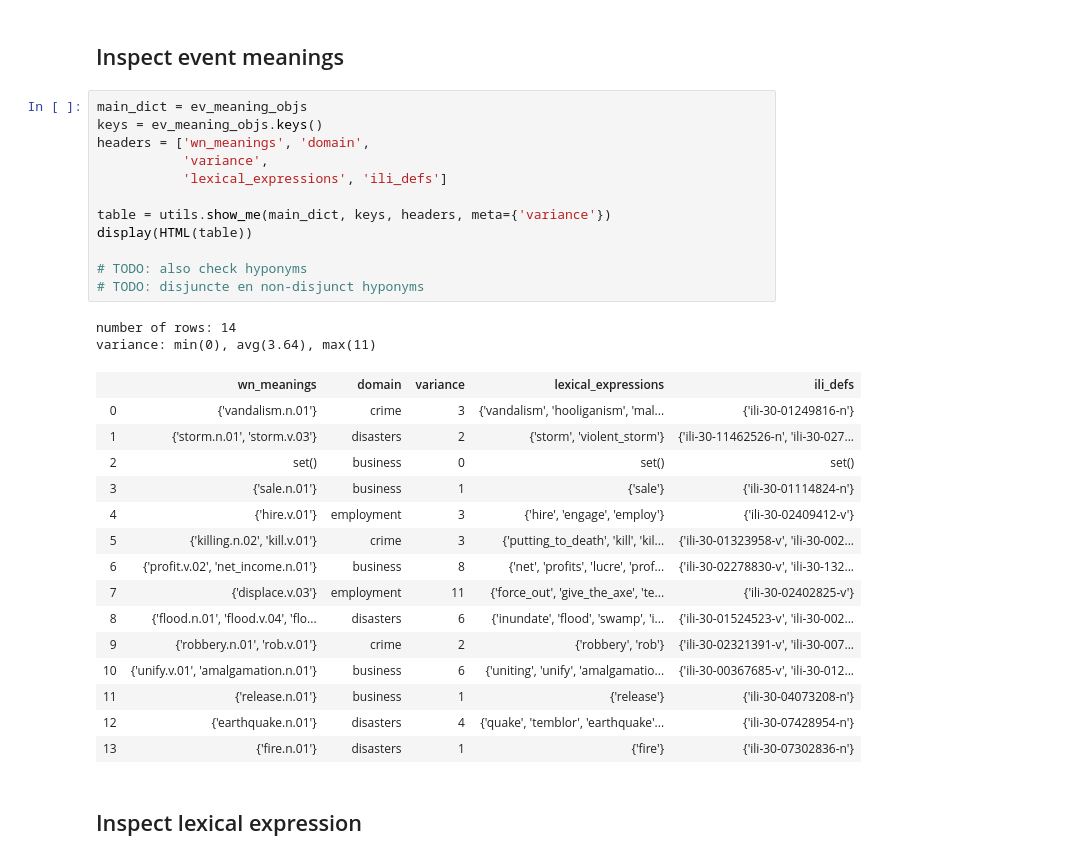
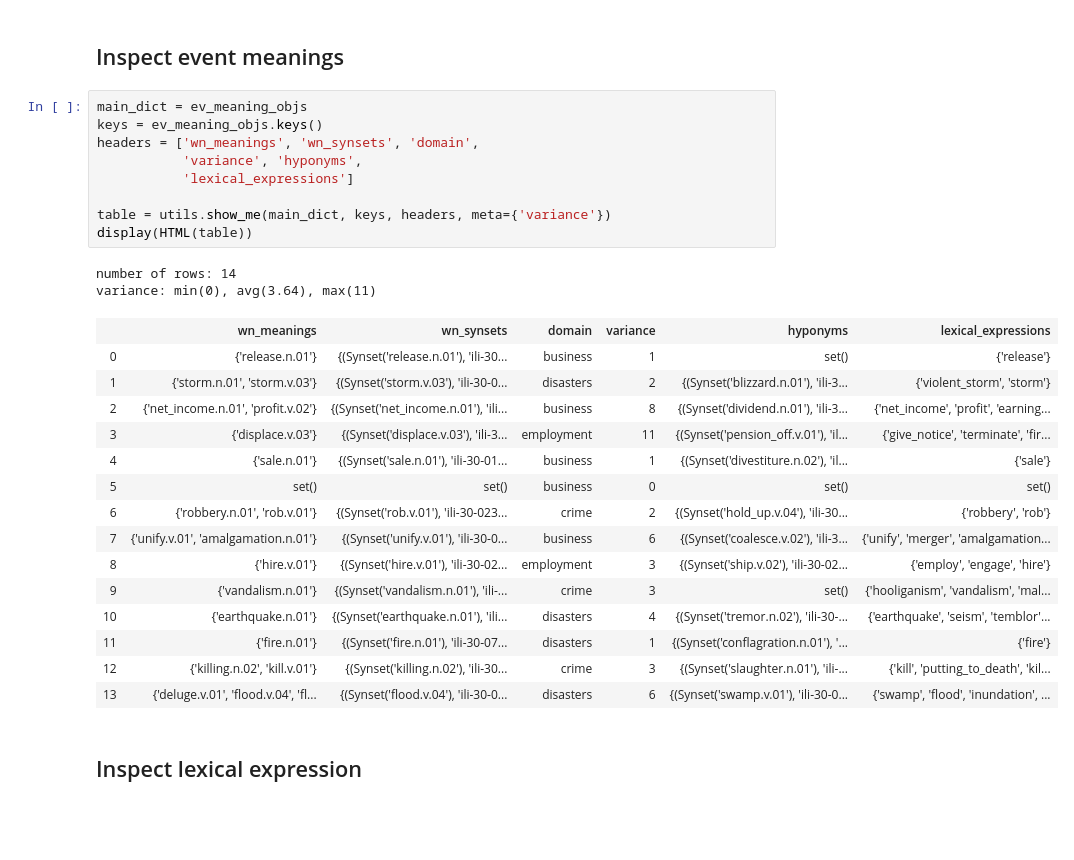
Before and after one commit to cltl/WNEventTopicInspection, a Jupyter notebook: Domain2lexical expression2event meanings.ipynb, the cells around one changed output. Saved outputs shown, nothing was run; the diff lists cells and outputs as text; blank space fills up the shorter version.

Commit message:
added hyponyms

```diff
--- a/Domain2lexical expression2event meanings.ipynb
+++ b/Domain2lexical expression2event meanings.ipynb
@@ -71,33 +71,30 @@ Synset('fuel.v.02') provide with fuel
 # %%
 main_dict = ev_meaning_objs
 keys = ev_meaning_objs.keys()
-headers = ['wn_meanings', 'domain',
-           'variance',
-           'lexical_expressions', 'ili_defs']
+headers = ['wn_meanings', 'wn_synsets', 'domain',
+           'variance', 'hyponyms',
+           'lexical_expressions']
 
 table = utils.show_me(main_dict, keys, headers, meta={'variance'})
 display(HTML(table))
-
-# TODO: also check hyponyms
-# TODO: disjuncte en non-disjunct hyponyms
 # %% [output]
 number of rows: 14
 variance: min(0), avg(3.64), max(11)
-|  | wn_meanings | domain | variance | lexical_expressions | ili_defs |
-| 0 | {'vandalism.n.01'} | crime | 3 | {'vandalism', 'hooliganism', 'mal... | {'ili-30-01249816-n'} |
-| 1 | {'storm.n.01', 'storm.v.03'} | disasters | 2 | {'storm', 'violent_storm'} | {'ili-30-11462526-n', 'ili-30-027... |
-| 2 | set() | business | 0 | set() | set() |
-| 3 | {'sale.n.01'} | business | 1 | {'sale'} | {'ili-30-01114824-n'} |
-| 4 | {'hire.v.01'} | employment | 3 | {'hire', 'engage', 'employ'} | {'ili-30-02409412-v'} |
-| 5 | {'killing.n.02', 'kill.v.01'} | crime | 3 | {'putting_to_death', 'kill', 'kil... | {'ili-30-01323958-v', 'ili-30-002... |
-| 6 | {'profit.v.02', 'net_income.n.01'} | business | 8 | {'net', 'profits', 'lucre', 'prof... | {'ili-30-02278830-v', 'ili-30-132... |
-| 7 | {'displace.v.03'} | employment | 11 | {'force_out', 'give_the_axe', 'te... | {'ili-30-02402825-v'} |
-| 8 | {'flood.n.01', 'flood.v.04', 'flo... | disasters | 6 | {'inundate', 'flood', 'swamp', 'i... | {'ili-30-01524523-v', 'ili-30-002... |
-| 9 | {'robbery.n.01', 'rob.v.01'} | crime | 2 | {'robbery', 'rob'} | {'ili-30-02321391-v', 'ili-30-007... |
-| 10 | {'unify.v.01', 'amalgamation.n.01'} | business | 6 | {'uniting', 'unify', 'amalgamatio... | {'ili-30-00367685-v', 'ili-30-012... |
-| 11 | {'release.n.01'} | business | 1 | {'release'} | {'ili-30-04073208-n'} |
-| 12 | {'earthquake.n.01'} | disasters | 4 | {'quake', 'temblor', 'earthquake'... | {'ili-30-07428954-n'} |
-| 13 | {'fire.n.01'} | disasters | 1 | {'fire'} | {'ili-30-07302836-n'} |
+|  | wn_meanings | wn_synsets | domain | variance | hyponyms | lexical_expressions |
+| 0 | {'release.n.01'} | {(Synset('release.n.01'), 'ili-30... | business | 1 | set() | {'release'} |
+| 1 | {'storm.n.01', 'storm.v.03'} | {(Synset('storm.v.03'), 'ili-30-0... | disasters | 2 | {(Synset('blizzard.n.01'), 'ili-3... | {'violent_storm', 'storm'} |
+| 2 | {'net_income.n.01', 'profit.v.02'} | {(Synset('net_income.n.01'), 'ili... | business | 8 | {(Synset('dividend.n.01'), 'ili-3... | {'net_income', 'profit', 'earning... |
+| 3 | {'displace.v.03'} | {(Synset('displace.v.03'), 'ili-3... | employment | 11 | {(Synset('pension_off.v.01'), 'il... | {'give_notice', 'terminate', 'fir... |
+| 4 | {'sale.n.01'} | {(Synset('sale.n.01'), 'ili-30-01... | business | 1 | {(Synset('divestiture.n.02'), 'il... | {'sale'} |
+| 5 | set() | set() | business | 0 | set() | set() |
+| 6 | {'robbery.n.01', 'rob.v.01'} | {(Synset('rob.v.01'), 'ili-30-023... | crime | 2 | {(Synset('hold_up.v.04'), 'ili-30... | {'robbery', 'rob'} |
+| 7 | {'unify.v.01', 'amalgamation.n.01'} | {(Synset('unify.v.01'), 'ili-30-0... | business | 6 | {(Synset('coalesce.v.02'), 'ili-3... | {'unify', 'merger', 'amalgamation... |
+| 8 | {'hire.v.01'} | {(Synset('hire.v.01'), 'ili-30-02... | employment | 3 | {(Synset('ship.v.02'), 'ili-30-02... | {'employ', 'engage', 'hire'} |
+| 9 | {'vandalism.n.01'} | {(Synset('vandalism.n.01'), 'ili-... | crime | 3 | set() | {'hooliganism', 'vandalism', 'mal... |
+| 10 | {'earthquake.n.01'} | {(Synset('earthquake.n.01'), 'ili... | disasters | 4 | {(Synset('tremor.n.02'), 'ili-30-... | {'earthquake', 'seism', 'temblor'... |
+| 11 | {'fire.n.01'} | {(Synset('fire.n.01'), 'ili-30-07... | disasters | 1 | {(Synset('conflagration.n.01'), '... | {'fire'} |
+| 12 | {'killing.n.02', 'kill.v.01'} | {(Synset('killing.n.02'), 'ili-30... | crime | 3 | {(Synset('slaughter.n.01'), 'ili-... | {'kill', 'putting_to_death', 'kil... |
+| 13 | {'deluge.v.01', 'flood.v.04', 'fl... | {(Synset('flood.v.04'), 'ili-30-0... | disasters | 6 | {(Synset('swamp.v.01'), 'ili-30-0... | {'swamp', 'flood', 'inundation', ... |
 # %% [markdown]
 ## Inspect lexical expression
 # %%
```
Also changed, not shown: parts of 3 cells of this notebook, 1 other file.
